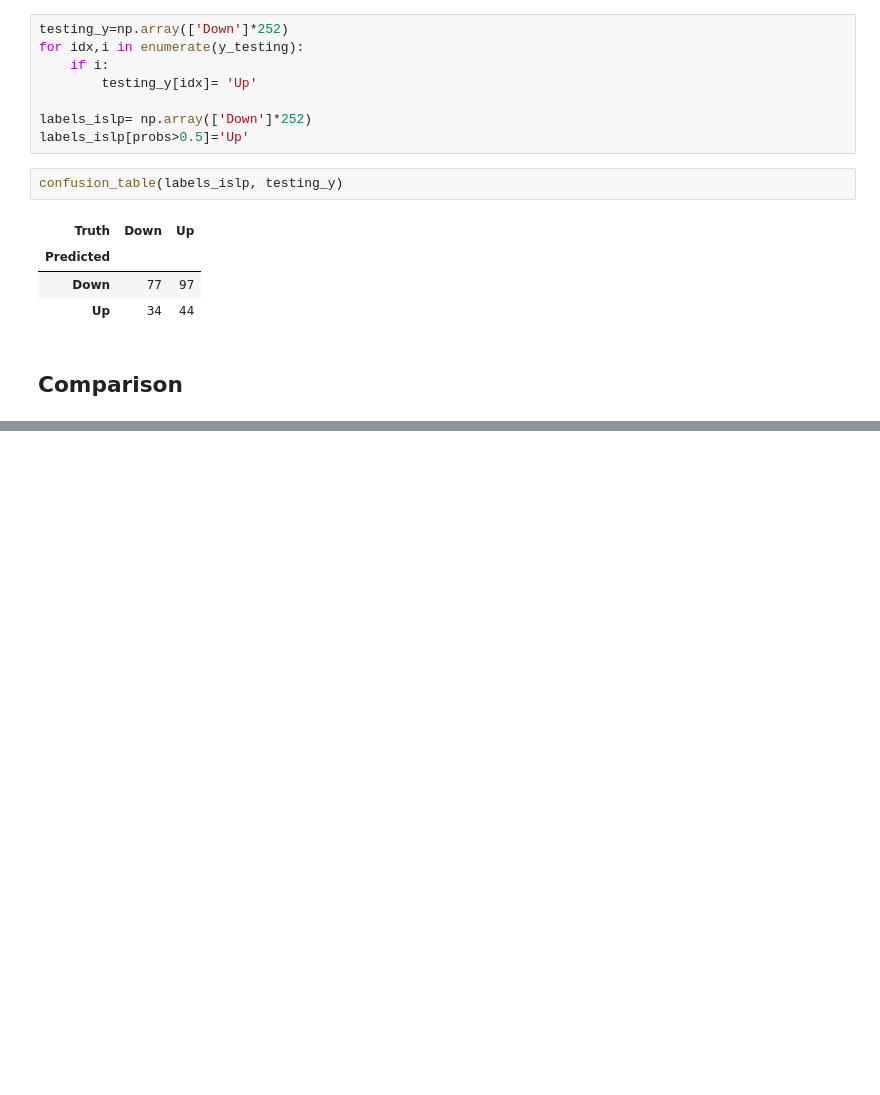
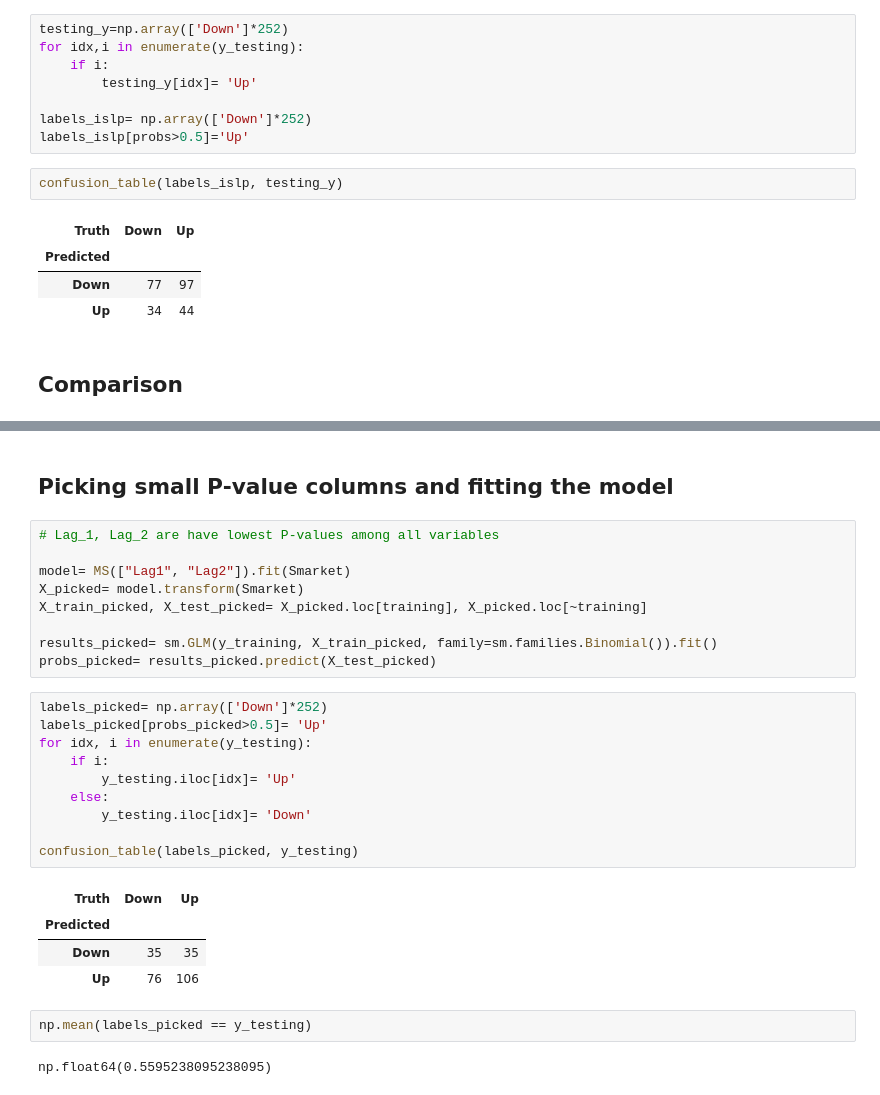
Before and after one commit to aayush911-hub/ISLP_Chapters, a Jupyter notebook: Classification/Lab/Logistic Regression.ipynb, the cells around one changed output, grey strips where cells are left out. Saved outputs shown, nothing was run; the diff lists cells and outputs as text; blank space fills up the shorter version.

```diff
--- a/Classification/Lab/Logistic Regression.ipynb
+++ b/Classification/Lab/Logistic Regression.ipynb
@@ -222,0 +223,30 @@ Index(['intercept', 'Lag1', 'Lag2', 'Lag3', 'Lag4', 'Lag5', 'Volume'], dtype='ob
+# %% [markdown]
+## Picking small P-value columns and fitting the model
+# %%
+# Lag_1, Lag_2 are have lowest P-values among all variables
+
+model= MS(["Lag1", "Lag2"]).fit(Smarket)
+X_picked= model.transform(Smarket)
+X_train_picked, X_test_picked= X_picked.loc[training], X_picked.loc[~training]
+
+results_picked= sm.GLM(y_training, X_train_picked, family=sm.families.Binomial()).fit()
+probs_picked= results_picked.predict(X_test_picked)
+# %%
+labels_picked= np.array(['Down']*252)
+labels_picked[probs_picked>0.5]= 'Up'
+for idx, i in enumerate(y_testing):
+    if i:
+        y_testing.iloc[idx]= 'Up'
+    else:
+        y_testing.iloc[idx]= 'Down'
+
+confusion_table(labels_picked, y_testing)
+# %% [output]
+| Truth | Down | Up |
+| Predicted |  |  |
+| Down | 35 | 35 |
+| Up | 76 | 106 |
+# %%
+np.mean(labels_picked == y_testing)
+# %% [output]
+np.float64(0.5595238095238095)
```
Also changed, not shown: parts of 2 cells of this notebook, 4 other files.
